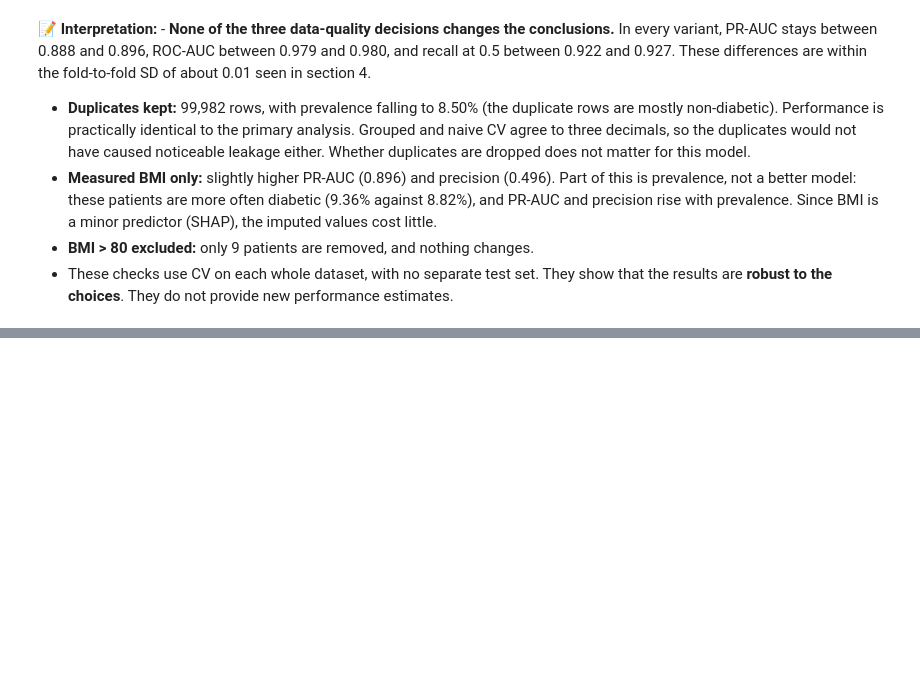
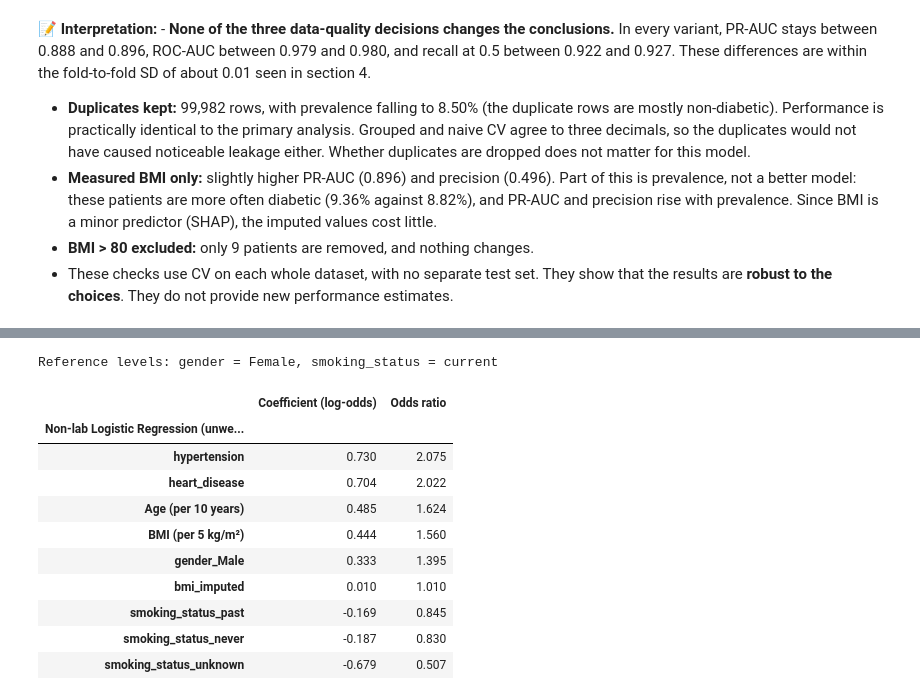
Before and after one commit to Aaminvh/Diabetes-prediction, a Jupyter notebook: Notebook/analysis.ipynb, the cells around one changed output, grey strips where cells are left out. Cells and saved outputs as stored; diff of their text form; code cells hidden in the pictures; blank space fills up the shorter version.

```diff
--- a/Notebook/analysis.ipynb
+++ b/Notebook/analysis.ipynb
@@ -1772,0 +1779,34 @@ sens_table.style.format({"Rows": "{:,}", "Diabetic %": "{:.2f}",
+# %%
+nl_lr_unweighted = clone(nl_pipelines["Logistic Regression"]).set_params(model__class_weight=None)
+nl_lr_unweighted.fit(Xn_tr, y_tr)
+
+prep_lr = nl_lr_unweighted.named_steps["prep"]
+coefs = pd.Series(nl_lr_unweighted.named_steps["model"].coef_[0],
+                  index=[n.split("__", 1)[1] for n in prep_lr.get_feature_names_out()])
+
+# Convert the per-SD coefficients of the scaled continuous predictors into clinical units
+sd = pd.Series(prep_lr.named_transformers_["num"].scale_, index=NL_NUM)
+unit = {"age": 10, "bmi": 5}
+labels = {"age": "Age (per 10 years)", "bmi": "BMI (per 5 kg/m²)"}
+for col in NL_NUM:
+    coefs[col] = coefs[col] / sd[col] * unit[col]
+coefs = coefs.rename(labels)
+
+nl_odds = pd.DataFrame({"Coefficient (log-odds)": coefs, "Odds ratio": np.exp(coefs)})
+nl_odds.index.name = "Non-lab Logistic Regression (unweighted)"
+reference_note = "Reference levels: gender = Female, smoking_status = current"
+print(reference_note)
+nl_odds.sort_values("Odds ratio", ascending=False).style.format("{:.3f}")
+# %% [output]
+Reference levels: gender = Female, smoking_status = current
+|  | Coefficient (log-odds) | Odds ratio |
+| Non-lab Logistic Regression (unwe... |  |  |
+| hypertension | 0.730 | 2.075 |
+| heart_disease | 0.704 | 2.022 |
+| Age (per 10 years) | 0.485 | 1.624 |
+| BMI (per 5 kg/m²) | 0.444 | 1.560 |
+| gender_Male | 0.333 | 1.395 |
+| bmi_imputed | 0.010 | 1.010 |
+| smoking_status_past | -0.169 | 0.845 |
+| smoking_status_never | -0.187 | 0.830 |
+| smoking_status_unknown | -0.679 | 0.507 |
```
Also changed, not shown: parts of 18 cells of this notebook, 8 other files.
